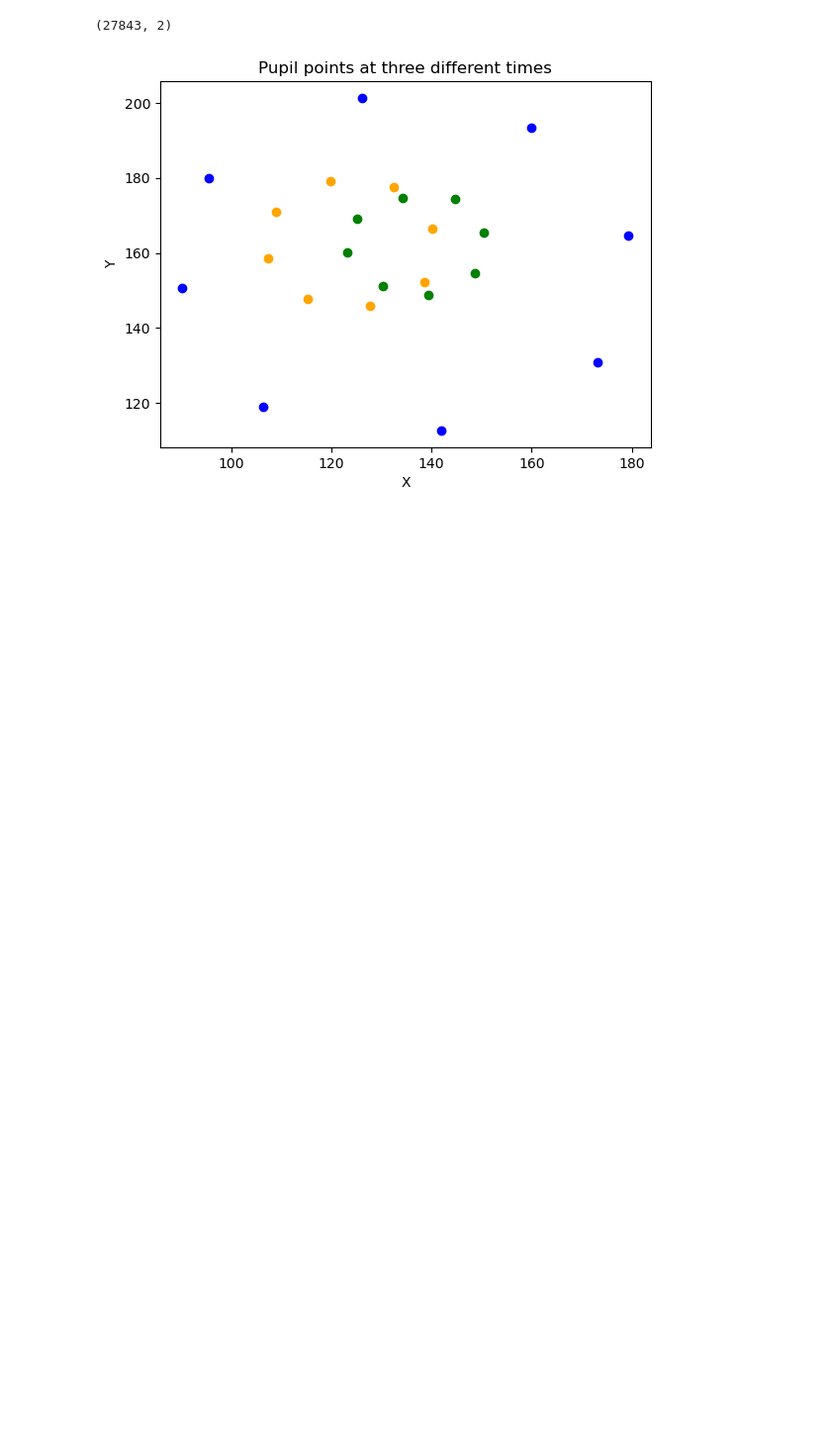
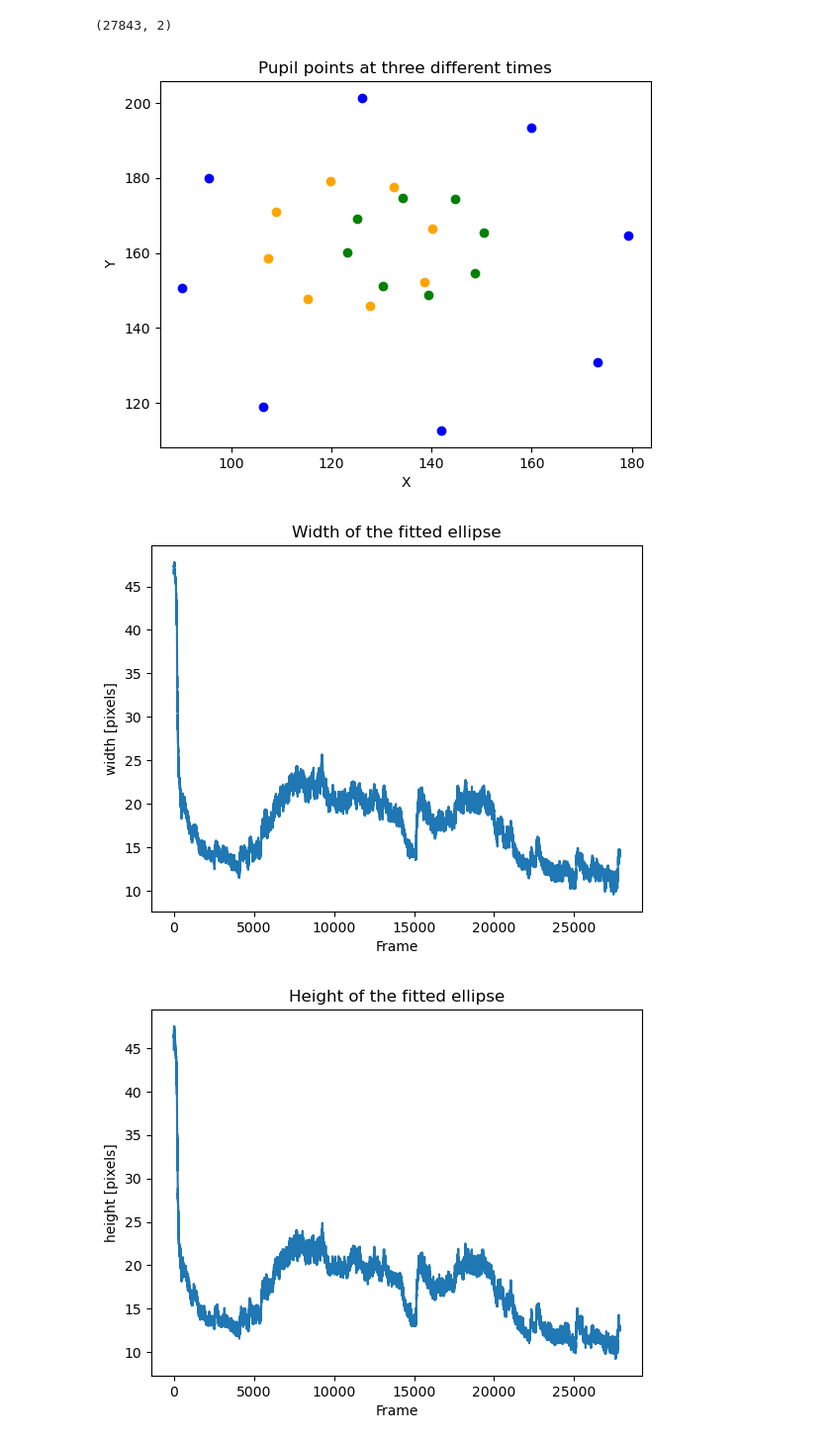
Before and after one commit to ikharitonov/vestibular_vr_pipeline, a Jupyter notebook: sleap/test_sleap_analysis.ipynb, the cells around one changed output. Shown at 99% size. Drawn from its saved outputs; the diff is of its cells as text; code cells hidden in the pictures; blank space fills up the shorter version.

Commit message:
ellipse fitting

```diff
--- a/sleap/test_sleap_analysis.ipynb
+++ b/sleap/test_sleap_analysis.ipynb
@@ -4,7 +4,7 @@ import matplotlib.pyplot as plt
 import numpy as np
 from scipy.stats import iqr
 # %%
-path = '/home/ikharitonov/Desktop/sleap_training/second_ellipse.003_20204321_343_5.analysis.csv'
+path = 'C:\\Users\\sarfi\\Desktop\\second_ellipse.003_20204321_343_5.analysis.csv'
 df = pd.read_csv(path)
 df
 # %% [output]
@@ -738,3 +738,10 @@ plt.show()
 pupil_points = ['p1', 'p2', 'p3', 'p4', 'p5', 'p6', 'p7', 'p8']
 # %%
 rotated_points = {point: get_rotated_points(point, -theta) for point in pupil_points}
+# %%
+def get_eight_points_at_time(data_dict, point_name_list, t):
+    points_coord_data = []
+    for point in point_name_list:
+        points_coord_data.append(data_dict[point][t,:])
+    return np.stack(points_coord_data, axis=0)
+get_eight_points_at_time(rotated_points, pupil_points, 1000).shape
@@ -760,0 +771,34 @@ plt.show()
+# %%
+# Collecting parameters of the fitted ellipse into an array over the whole recording
+# ellipse_parameters_data contents = (width, height, phi)
+# ellipse_center_points_data = (center_x, center_y)
+ellipse_parameters_data = []
+ellipse_center_points_data = []
+for t in range(rotated_points['p1'].shape[0]):
+    reg = LsqEllipse().fit(get_eight_points_at_time(rotated_points, pupil_points, t))
+    center, width, height, phi = reg.as_parameters()
+    ellipse_parameters_data.append([width, height, phi])
+    ellipse_center_points_data.append(center)
+ellipse_parameters_data = np.array(ellipse_parameters_data)
+ellipse_center_points_data = np.array(ellipse_center_points_data)
+# %%
+plt.title('Width of the fitted ellipse')
+plt.plot(ellipse_parameters_data[:, 0])
+plt.xlabel('Frame')
+plt.ylabel('width [pixels]')
+plt.show()
+
+plt.title('Height of the fitted ellipse')
+plt.plot(ellipse_parameters_data[:, 1])
+plt.xlabel('Frame')
+plt.ylabel('height [pixels]')
+plt.show()
+
+plt.title('Angle of the fitted ellipse')
+plt.plot(ellipse_parameters_data[:, 2])
+plt.xlabel('Frame')
+plt.ylabel('angle [radians]')
+plt.show()
+# %% [output]
+[figure, added]
+[figure, added]
```
Also changed, not shown: parts of 8 cells of this notebook.
